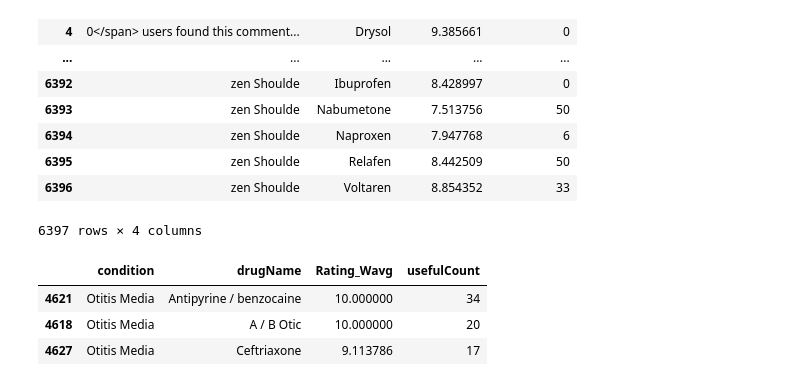
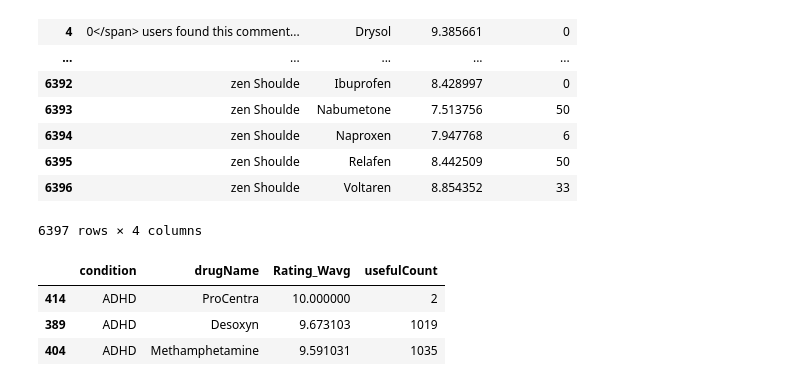
Before and after one commit to Ayeshaaa777/Drug_recommender, a Jupyter notebook: drug_recommendation.ipynb, the cells around one changed output. Drawn from its saved outputs; the diff is of its cells as text; code cells hidden in the pictures.

```diff
--- a/drug_recommendation.ipynb
+++ b/drug_recommendation.ipynb
@@ -313,10 +389,10 @@ groupedByCount
 # %%
 groupedByCondition = groupedByCount.groupby('condition')
 # %%
-predicted_drug = pd.DataFrame(groupedByCondition.get_group('Otitis Media').nlargest(3, ['Rating_Wavg', 'usefulCount']))
-predicted_drug
+recommended_drug = pd.DataFrame(groupedByCondition.get_group('ADHD').nlargest(3, ['Rating_Wavg', 'usefulCount']))
+recommended_drug
 # %% [output]
 |  | condition | drugName | Rating_Wavg | usefulCount |
-| 4621 | Otitis Media | Antipyrine / benzocaine | 10.000000 | 34 |
-| 4618 | Otitis Media | A / B Otic | 10.000000 | 20 |
-| 4627 | Otitis Media | Ceftriaxone | 9.113786 | 17 |
+| 414 | ADHD | ProCentra | 10.000000 | 2 |
+| 389 | ADHD | Desoxyn | 9.673103 | 1019 |
+| 404 | ADHD | Methamphetamine | 9.591031 | 1035 |
```
Also changed, not shown: parts of 7 cells of this notebook.
